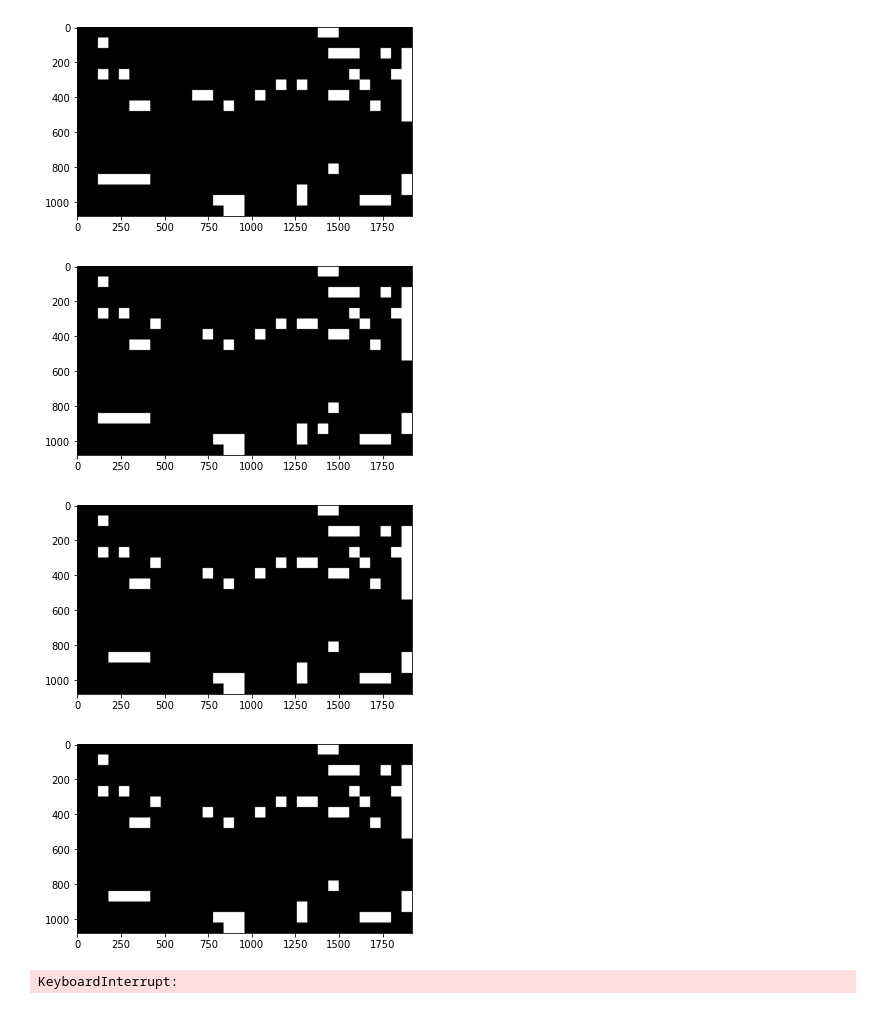
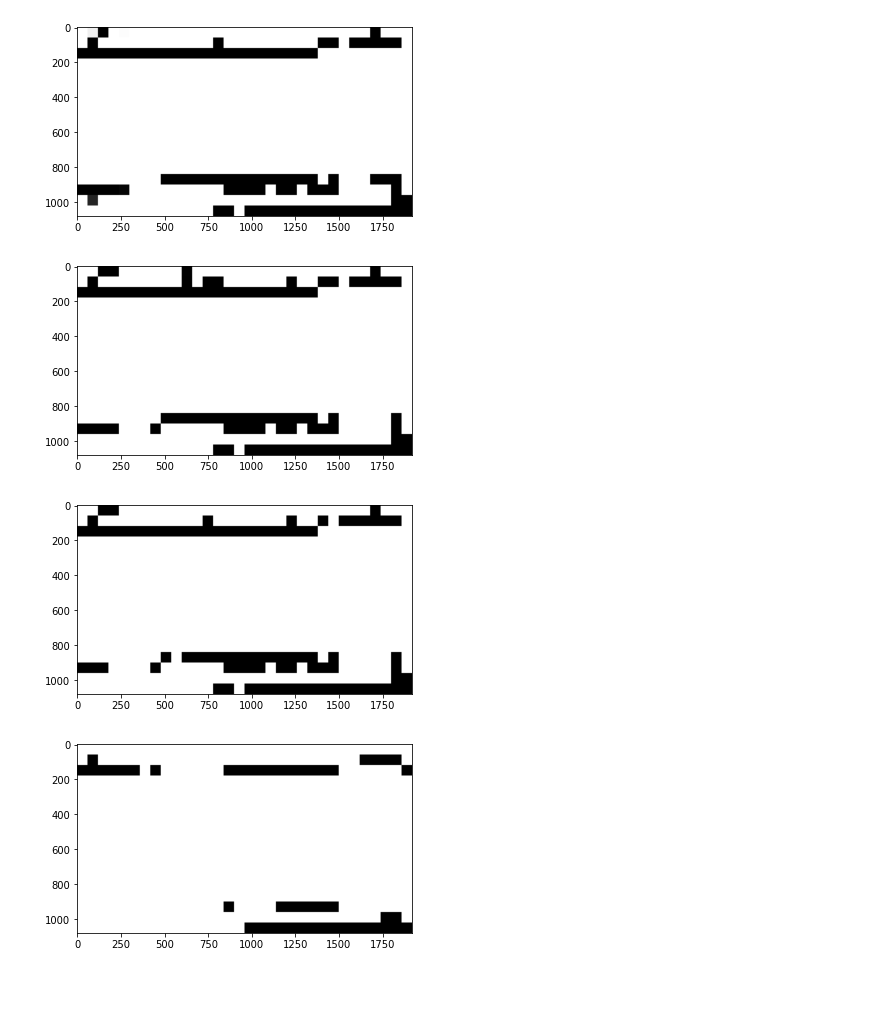
Before and after one commit to sk267/CNNfourGrayscale, a Jupyter notebook: Detection_multiple_tiles.ipynb, the cells around one changed output. Cells and saved outputs as stored; diff of their text form; code cells hidden in the pictures.

Commit message:
tests durchgeführt

```diff
--- a/Detection_multiple_tiles.ipynb
+++ b/Detection_multiple_tiles.ipynb
@@ -7,14 +7,18 @@ import os
 import matplotlib.pyplot as plt
 # %%
 model = tf.keras.models.load_model(
-    "./models/four_grayscale_images_big_dataset_shuffled_1652964568")
+    "./models/four_grayscale_image_trainset_V04_50epochs1653489725")
 # %%
-FILE_PATH = "D:\\Main\\MA_PROGR\\Data\\Test\\LED_Wand_water"
+READ_PATH = "D:\\Main\\MA_PROGR\\Data\\Test\\4_Varianten\\water_LED_blurred"
+WRITE_PATH = "D:\\Main\\MA_PROGR\\Data\\CNN_Output\\4_Varianten_out"
 BUCKET_SIZE = 60
 # %%
 images = []
-for file in os.listdir(FILE_PATH):
-    images.append( cv2.imread("{}/{}".format(FILE_PATH, file), cv2.IMREAD_GRAYSCALE))
+image_names = []
+for file in os.listdir(READ_PATH):
+    image_names.append(file)
+    images.append(cv2.imread(
+        "{}/{}".format(READ_PATH, file), cv2.IMREAD_GRAYSCALE))
 # %%
 IMG_WIDTH = images[0].shape[1]
 IMG_HEIGHT = images[0].shape[0]
@@ -190,19 +194,19 @@ def create_grayscale_img(four_imgages):
 # %%
 
 
+grayscale_images = []
+del grayscale_images[:]
 
-grayscale_images = []
 
 for i, img in enumerate(images):
-    if i == (len(images)-4):
-        break
+    # if i == (len(images)-4):
+    #     break
     grayscale_image = create_grayscale_img(images[i:i+4])
     plt.imshow(grayscale_image, cmap="gray")
     plt.show()
     grayscale_images.append(grayscale_image)
 # %% [output]
-[figure, old version]
+[figure, new version]
-[figure, old version]
+[figure, new version]
-[figure, old version]
+[figure, new version]
-[figure, old version]
+[figure, new version]
-KeyboardInterrupt:
```
Also changed, not shown: parts of 3 cells of this notebook.
